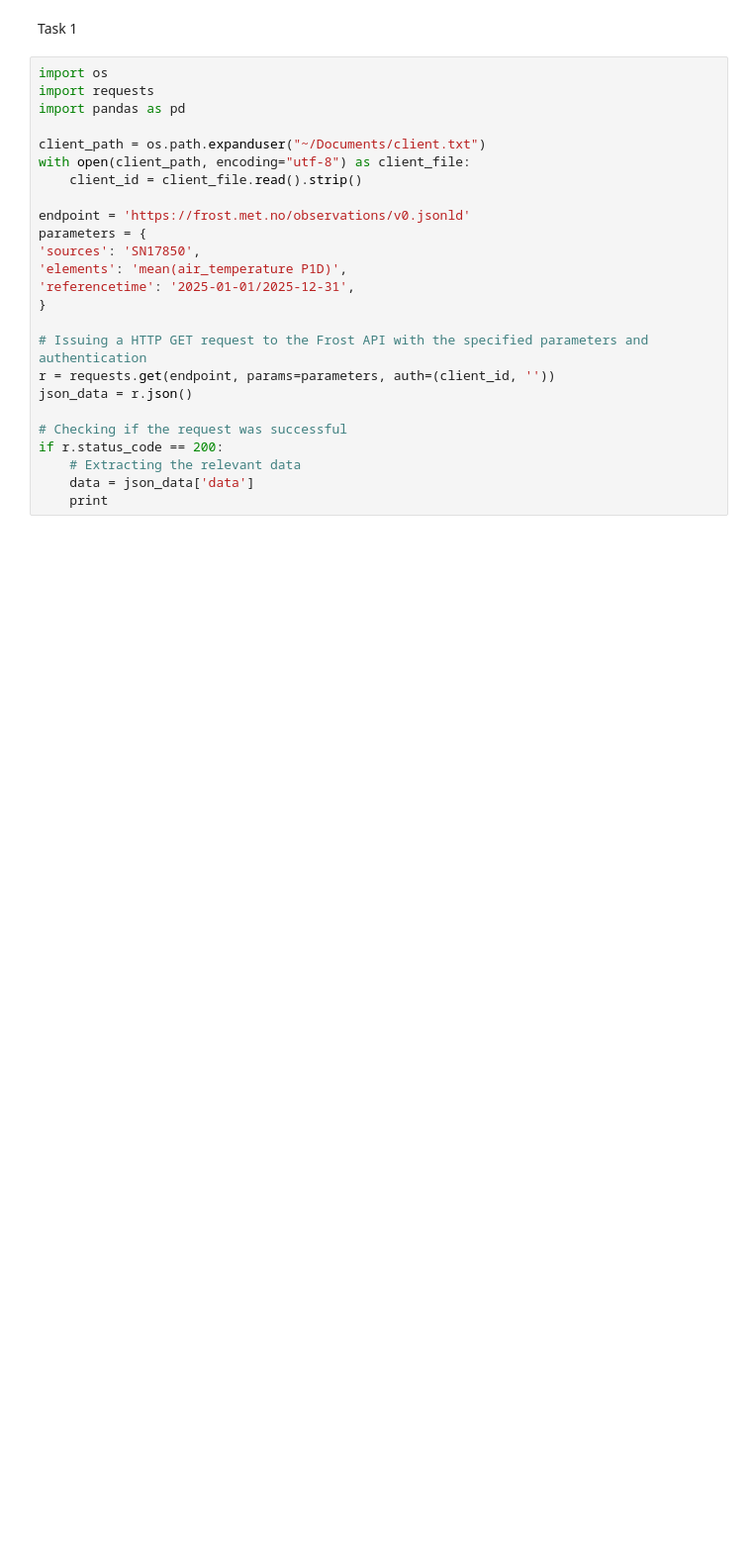
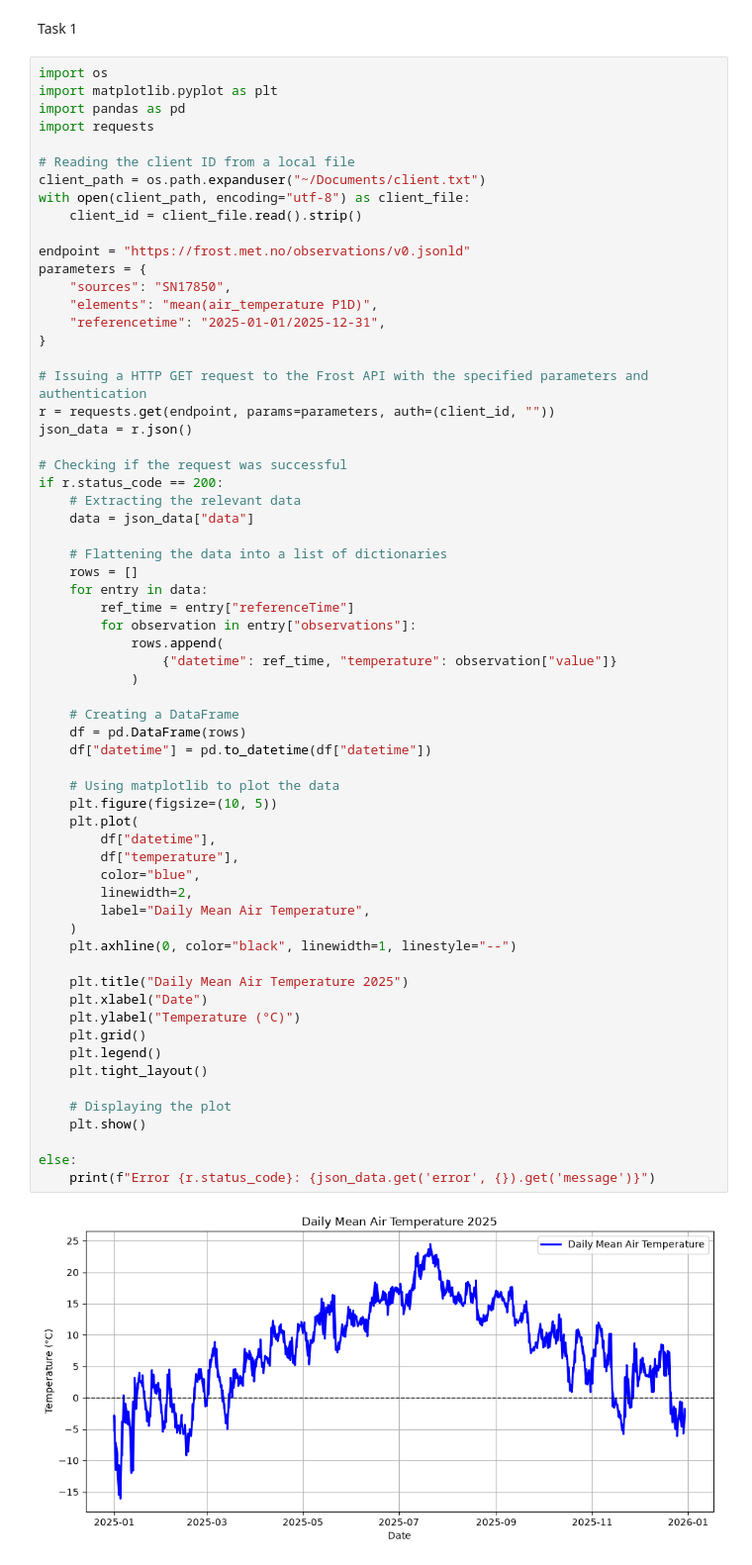
Before and after one commit to tommyra06/INF201-Deliverables, a Jupyter notebook: Week_42/Week 42_Task 1.ipynb, the cells around one changed output. Shown at 99% size. Drawn from its saved outputs; the diff is of its cells as text; blank space fills up the shorter version.

```diff
--- a/Week_42/Week 42_Task 1.ipynb
+++ b/Week_42/Week 42_Task 1.ipynb
@@ -2,26 +2,66 @@
 Task 1
 # %%
 import os
+import matplotlib.pyplot as plt
+import pandas as pd
 import requests
-import pandas as pd
 
+# Reading the client ID from a local file
 client_path = os.path.expanduser("~/Documents/client.txt")
 with open(client_path, encoding="utf-8") as client_file:
     client_id = client_file.read().strip()
 
-endpoint = 'https://frost.met.no/observations/v0.jsonld'
+endpoint = "https://frost.met.no/observations/v0.jsonld"
 parameters = {
-'sources': 'SN17850',
-'elements': 'mean(air_temperature P1D)',
-'referencetime': '2025-01-01/2025-12-31',
+    "sources": "SN17850",
+    "elements": "mean(air_temperature P1D)",
+    "referencetime": "2025-01-01/2025-12-31",
 }
 
 # Issuing a HTTP GET request to the Frost API with the specified parameters and authentication
-r = requests.get(endpoint, params=parameters, auth=(client_id, ''))
+r = requests.get(endpoint, params=parameters, auth=(client_id, ""))
 json_data = r.json()
 
 # Checking if the request was successful
 if r.status_code == 200:
     # Extracting the relevant data
-    data = json_data['data']
-    print
+    data = json_data["data"]
+
+    # Flattening the data into a list of dictionaries
+    rows = []
+    for entry in data:
+        ref_time = entry["referenceTime"]
+        for observation in entry["observations"]:
+            rows.append(
+                {"datetime": ref_time, "temperature": observation["value"]}
+            )
+
+    # Creating a DataFrame
+    df = pd.DataFrame(rows)
+    df["datetime"] = pd.to_datetime(df["datetime"])
+
+    # Using matplotlib to plot the data
+    plt.figure(figsize=(10, 5))
+    plt.plot(
+        df["datetime"],
+        df["temperature"],
+        color="blue",
+        linewidth=2,
+        label="Daily Mean Air Temperature",
+    )
+    plt.axhline(0, color="black", linewidth=1, linestyle="--")
+
+    plt.title("Daily Mean Air Temperature 2025")
+    plt.xlabel("Date")
+    plt.ylabel("Temperature (°C)")
+    plt.grid()
+    plt.legend()
+    plt.tight_layout()
+
+    # Displaying the plot
+    plt.show()
+
+else:
+    print(f"Error {r.status_code}: {json_data.get('error', {}).get('message')}")
+# %% [output]
+[figure, added]
```
Also changed, not shown: parts of 1 cell of this notebook.
